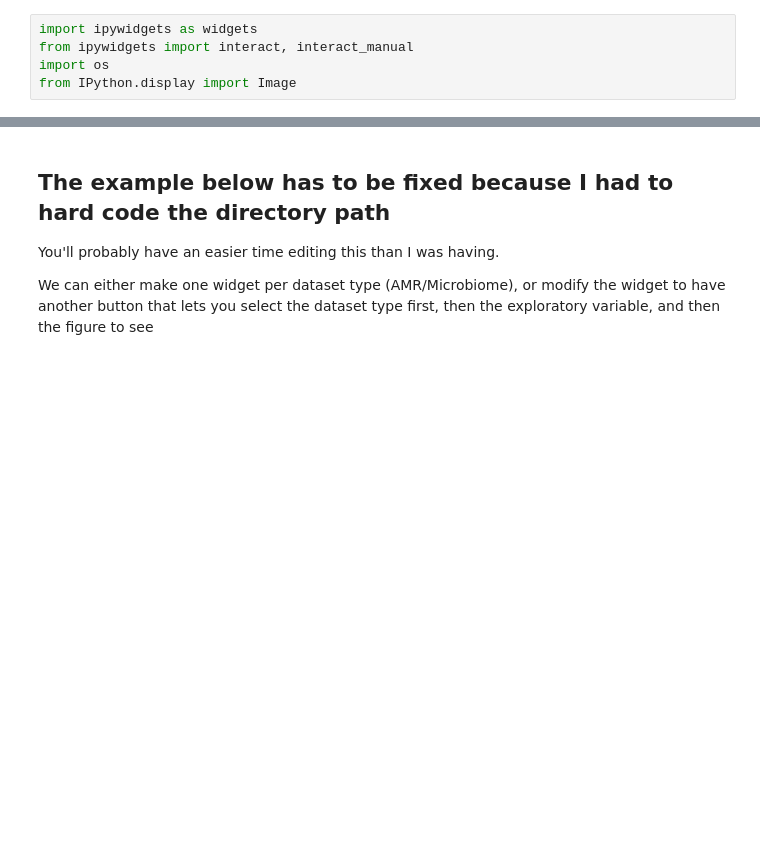
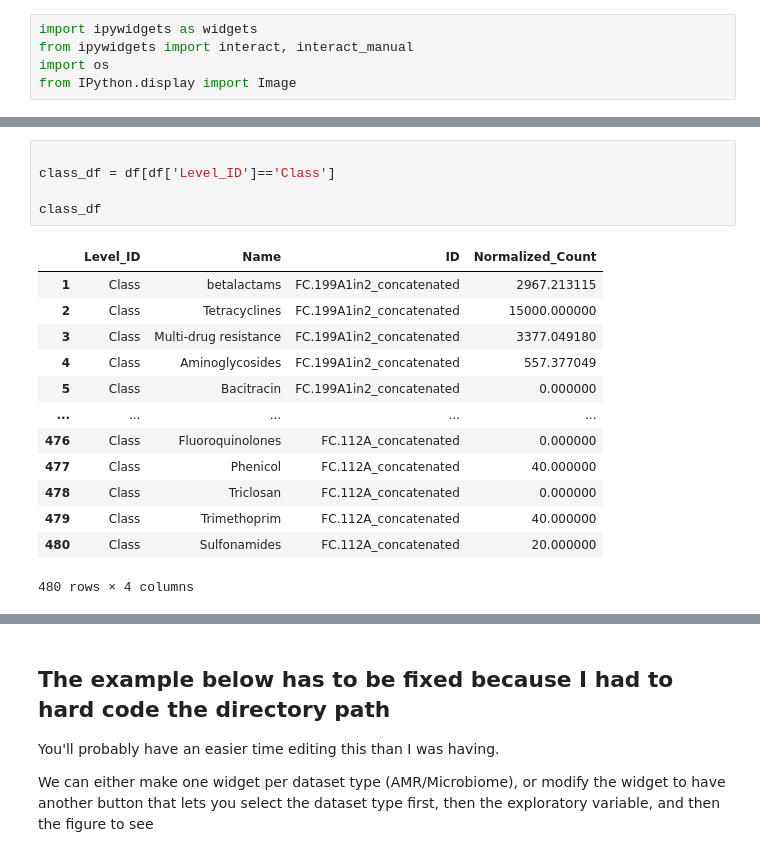
Before and after one commit to TheNoyesLab/MEG_R_metagenomic_analysis, a Jupyter notebook: metagenomic_analysis_info_entry.ipynb, the cells around one changed output, grey strips where cells are left out. Cells and saved outputs as stored; diff of their text form; blank space fills up the shorter version.

```diff
--- a/metagenomic_analysis_info_entry.ipynb
+++ b/metagenomic_analysis_info_entry.ipynb
@@ -177,0 +214,19 @@ from IPython.display import Image
+# %%
+
+class_df = df[df['Level_ID']=='Class']
+
+class_df
+# %% [output]
+|  | Level_ID | Name | ID | Normalized_Count |
+| 1 | Class | betalactams | FC.199A1in2_concatenated | 2967.213115 |
+| 2 | Class | Tetracyclines | FC.199A1in2_concatenated | 15000.000000 |
+| 3 | Class | Multi-drug resistance | FC.199A1in2_concatenated | 3377.049180 |
+| 4 | Class | Aminoglycosides | FC.199A1in2_concatenated | 557.377049 |
+| 5 | Class | Bacitracin | FC.199A1in2_concatenated | 0.000000 |
+| ... | ... | ... | ... | ... |
+| 476 | Class | Fluoroquinolones | FC.112A_concatenated | 0.000000 |
+| 477 | Class | Phenicol | FC.112A_concatenated | 40.000000 |
+| 478 | Class | Triclosan | FC.112A_concatenated | 0.000000 |
+| 479 | Class | Trimethoprim | FC.112A_concatenated | 40.000000 |
+| 480 | Class | Sulfonamides | FC.112A_concatenated | 20.000000 |
+480 rows × 4 columns
```
Also changed, not shown: parts of 13 cells of this notebook.
